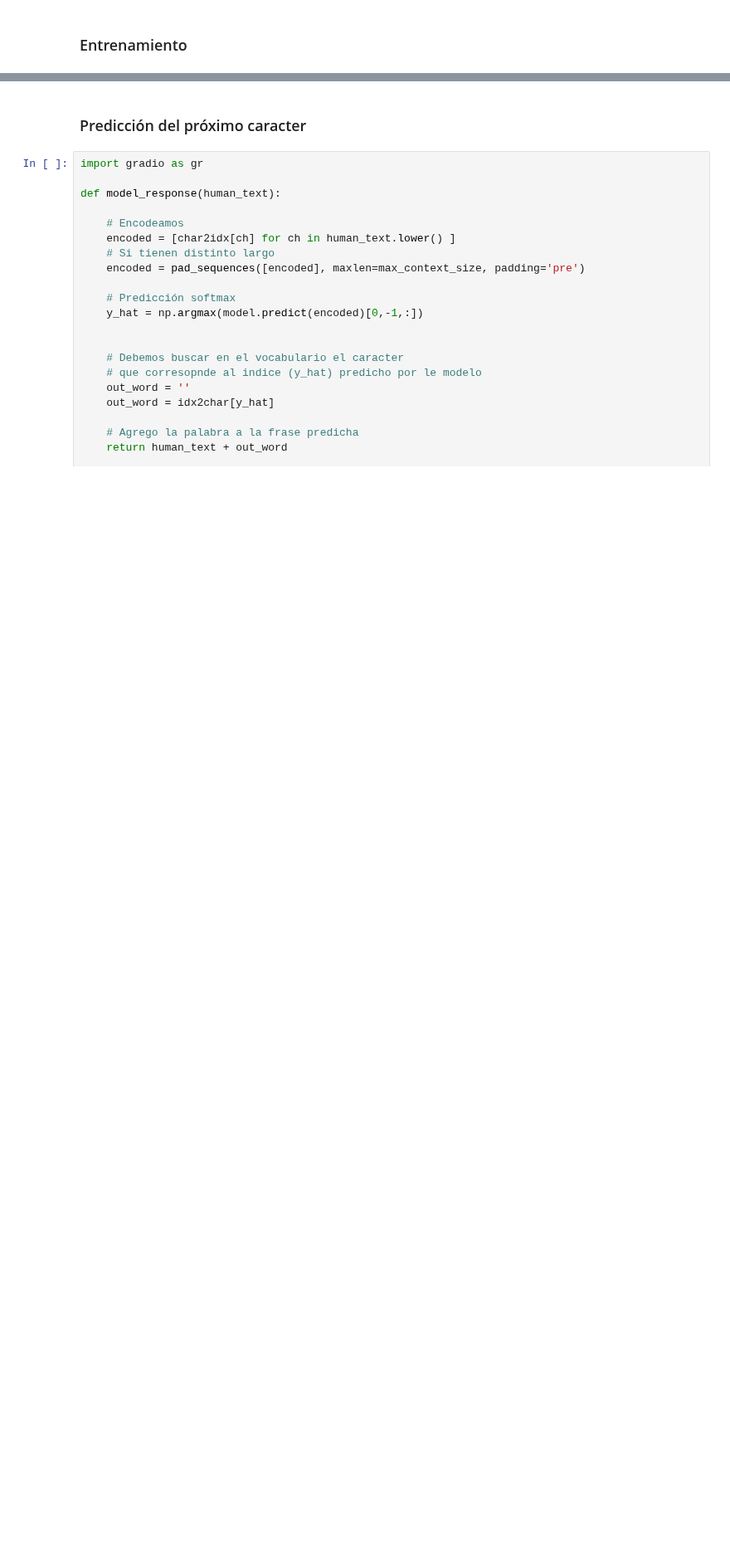
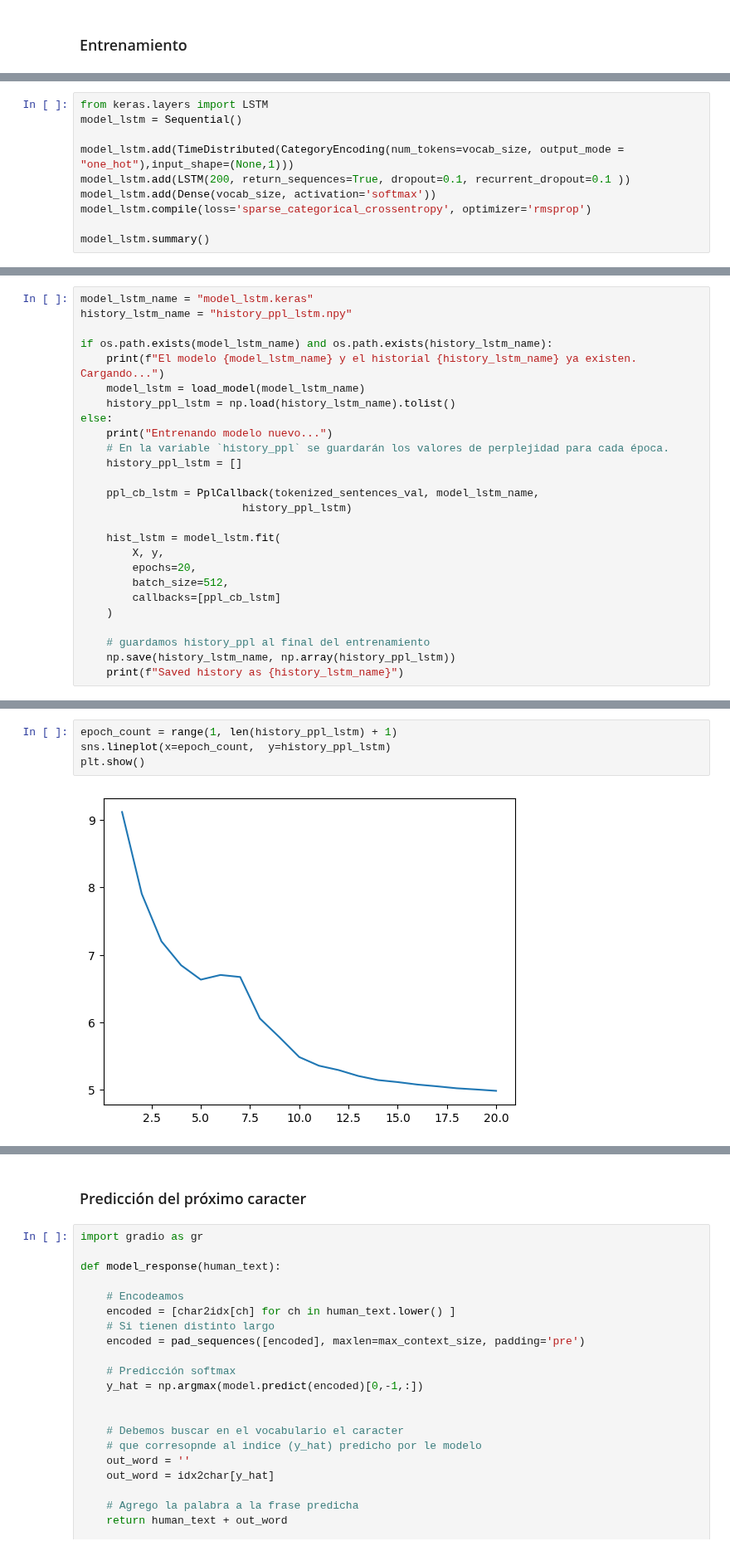
Before and after one commit to Agustinlopezf/CEIA-ProcesamientoLenguajeNaturalI, a Jupyter notebook: Desafio_3/Desafio_3.ipynb, the cells around one changed output, grey strips where cells are left out. Shown at 83% size. Saved outputs shown, nothing was run; the diff lists cells and outputs as text; blank space fills up the shorter version.

Commit message:
Agregar GRU y LSTM

```diff
--- a/Desafio_3/Desafio_3.ipynb
+++ b/Desafio_3/Desafio_3.ipynb
@@ -345,0 +366,10 @@ model = keras.models.load_model('my_model.keras')
+# %%
+from keras.layers import LSTM
+model_lstm = Sequential()
+
+model_lstm.add(TimeDistributed(CategoryEncoding(num_tokens=vocab_size, output_mode = "one_hot"),input_shape=(None,1)))
+model_lstm.add(LSTM(200, return_sequences=True, dropout=0.1, recurrent_dropout=0.1 ))
+model_lstm.add(Dense(vocab_size, activation='softmax'))
+model_lstm.compile(loss='sparse_categorical_crossentropy', optimizer='rmsprop')
+
+model_lstm.summary()
@@ -345,0 +391,26 @@ model = keras.models.load_model('my_model.keras')
+# %%
+model_lstm_name = "model_lstm.keras"
+history_lstm_name = "history_ppl_lstm.npy"
+
+if os.path.exists(model_lstm_name) and os.path.exists(history_lstm_name):
+    print(f"El modelo {model_lstm_name} y el historial {history_lstm_name} ya existen. Cargando...")
+    model_lstm = load_model(model_lstm_name)
+    history_ppl_lstm = np.load(history_lstm_name).tolist()
+else:
+    print("Entrenando modelo nuevo...")
+    # En la variable `history_ppl` se guardarán los valores de perplejidad para cada época.
+    history_ppl_lstm = []
+
+    ppl_cb_lstm = PplCallback(tokenized_sentences_val, model_lstm_name,
+                         history_ppl_lstm)
+
+    hist_lstm = model_lstm.fit(
+        X, y,
+        epochs=20,
+        batch_size=512,
+        callbacks=[ppl_cb_lstm]
+    )
+
+    # guardamos history_ppl al final del entrenamiento
+    np.save(history_lstm_name, np.array(history_ppl_lstm))
+    print(f"Saved history as {history_lstm_name}")
@@ -345,0 +419,6 @@ model = keras.models.load_model('my_model.keras')
+# %%
+epoch_count = range(1, len(history_ppl_lstm) + 1)
+sns.lineplot(x=epoch_count,  y=history_ppl_lstm)
+plt.show()
+# %% [output]
+[figure, added]
```
Also changed, not shown: parts of 18 cells of this notebook, 7 other files.
